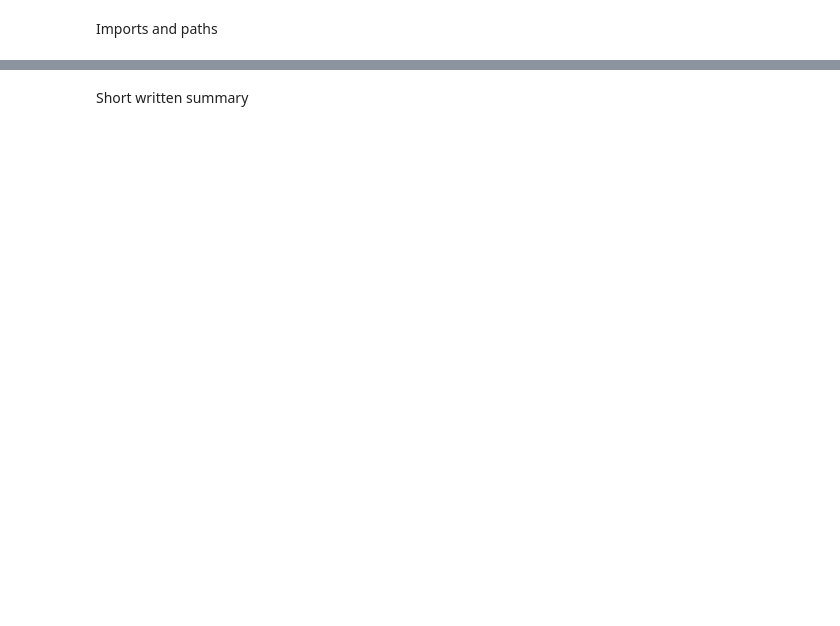
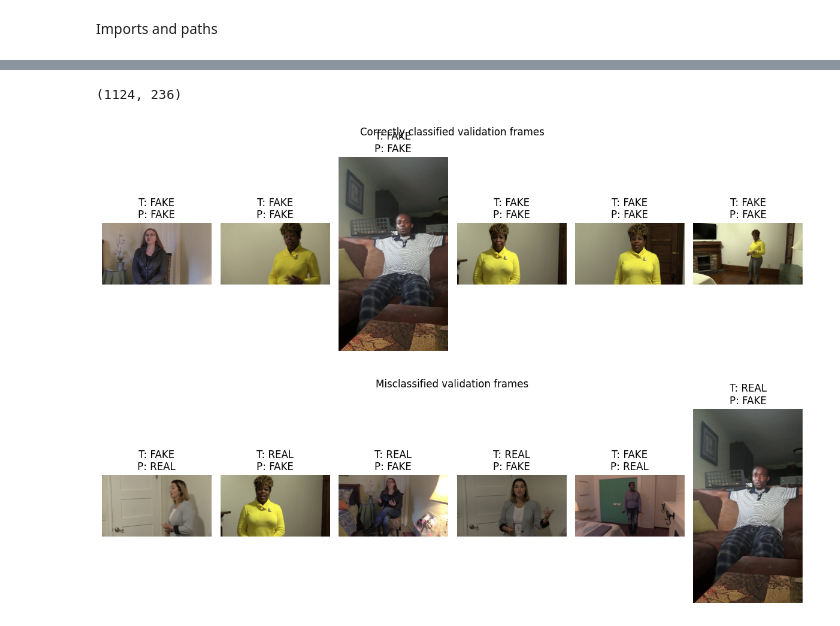
Before and after one commit to adamaguilarr/CSC422_DeepfakeDetection_Final_Aguilar_Adam, a Jupyter notebook: notebooks/03_results_analysis.ipynb, the cells around one changed output, grey strips where cells are left out. Saved outputs shown, nothing was run; the diff lists cells and outputs as text; code cells hidden in the pictures; blank space fills up the shorter version.

```diff
--- a/notebooks/03_results_analysis.ipynb
+++ b/notebooks/03_results_analysis.ipynb
@@ -256,0 +193,16 @@ F1-score:  0.7350
+# %%
+# Rebuild the same ResNet18 architecture used in Notebook 2
+num_classes = 2
+
+model = models.resnet18(weights=models.ResNet18_Weights.IMAGENET1K_V1)
+model.fc = nn.Linear(model.fc.in_features, num_classes)
+
+# Load saved weights
+models_dir = project_root / "models"
+model_path = models_dir / "deepfake_resnet18.pth"
+print("Model path:", model_path, "exists:", model_path.exists())
+
+state_dict = torch.load(model_path, map_location=device)
+model.load_state_dict(state_dict)
+model = model.to(device)
+model.eval()
@@ -371,2 +312,0 @@ WindowsPath('C:/Users/adamc/Documents/Fall 25/Machine and Deep Learning/CSC422_D
-# %% [markdown]
-Short written summary
@@ -393,0 +313,33 @@ Short written summary
+# %%
+# Sample some correctly classified frames
+correct = val_df_eval[val_df_eval["true_label"] == val_df_eval["pred_label"]]
+incorrect = val_df_eval[val_df_eval["true_label"] != val_df_eval["pred_label"]]
+
+len(correct), len(incorrect)
+# %% [output]
+(1124, 236)
+# %%
+def show_examples(df_subset, title, n=6):
+    subset = df_subset.sample(min(n, len(df_subset)), random_state=42)
+    plt.figure(figsize=(12, 4))
+
+    for i, (_, row) in enumerate(subset.iterrows()):
+        img_path = row["filepath"]
+        img = Image.open(img_path).convert("RGB")
+
+        plt.subplot(1, len(subset), i + 1)
+        plt.imshow(img)
+        plt.axis("off")
+        plt.title(f"T: {row['true_name']}\nP: {row['pred_name']}")
+
+    plt.suptitle(title)
+    plt.tight_layout()
+    plt.show()
+
+show_examples(correct, "Correctly classified validation frames", n=6)
+
+if len(incorrect) > 0:
+    show_examples(incorrect, "Misclassified validation frames", n=6)
+# %% [output]
+[figure, added]
+[figure, added]
```
Also changed, not shown: parts of 28 cells of this notebook, 3 other files.
